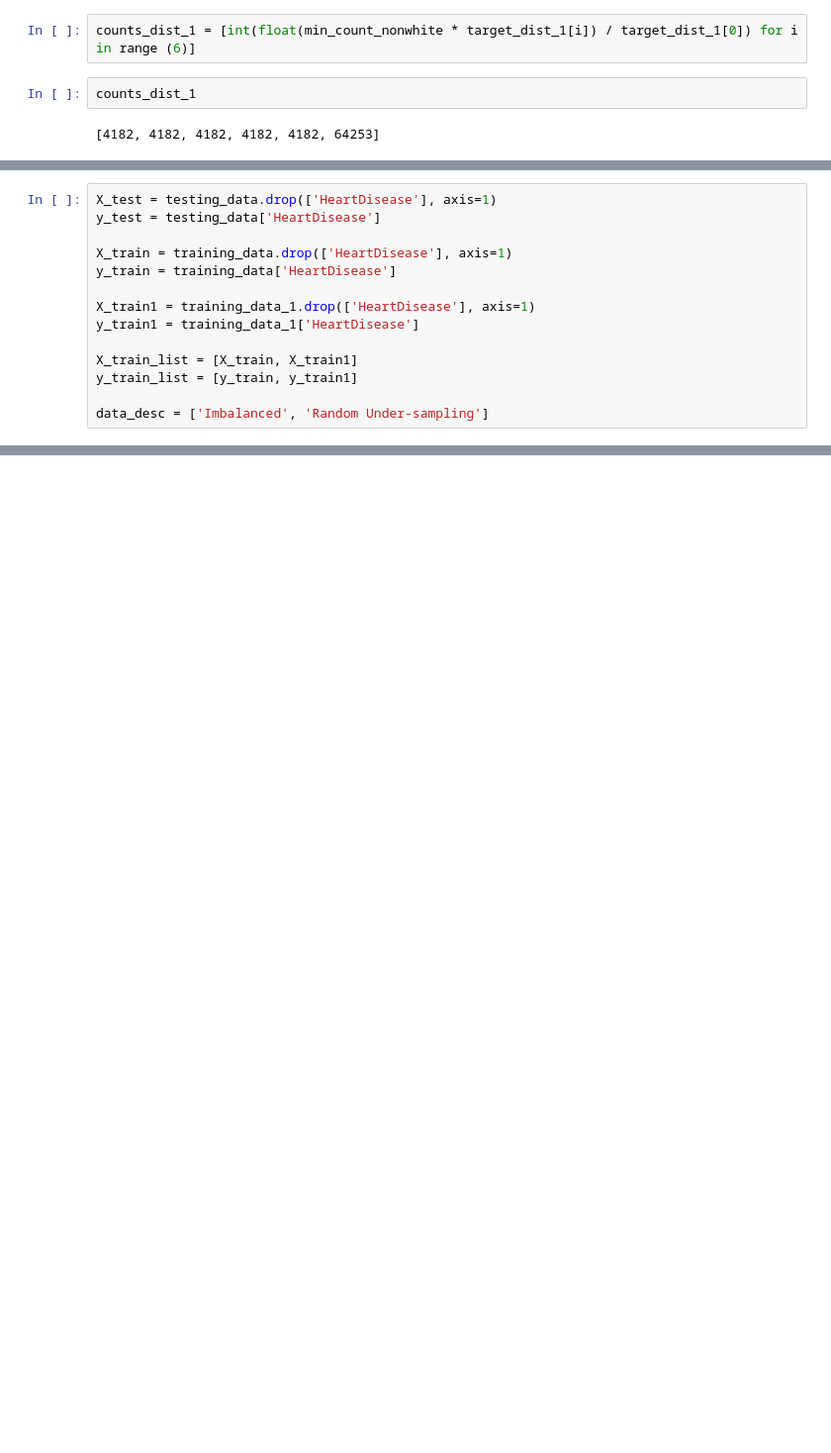
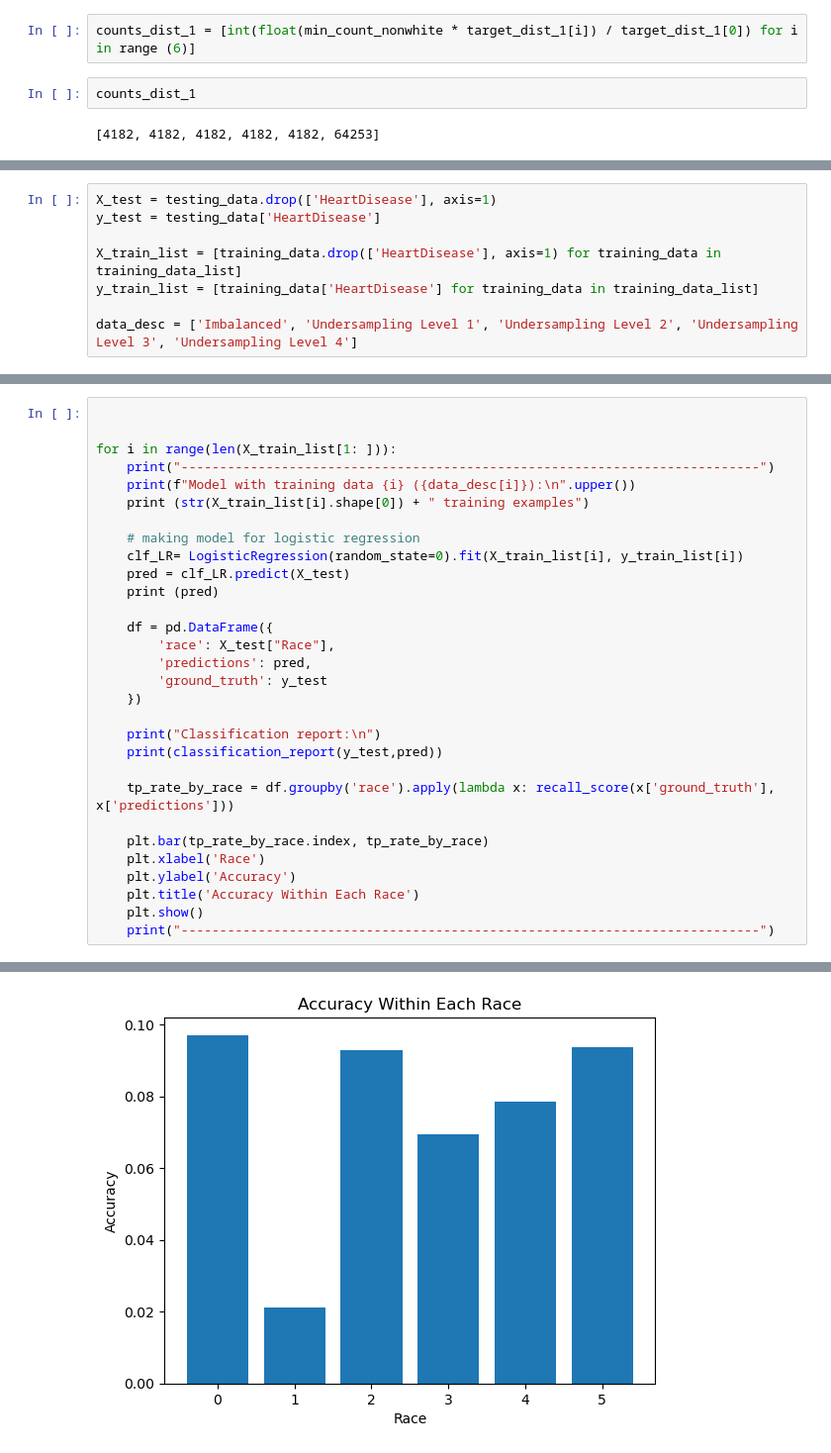
Before and after one commit to asmikumar/aidms, a Jupyter notebook: tests.ipynb, the cells around one changed output, grey strips where cells are left out. Shown: that part at 99% size. Saved outputs shown, nothing was run; the diff lists cells and outputs as text; blank space fills up the shorter version.

```diff
--- a/tests.ipynb
+++ b/tests.ipynb
@@ -422,13 +439,7 @@ Name: count, dtype: int64
 X_test = testing_data.drop(['HeartDisease'], axis=1)
 y_test = testing_data['HeartDisease']
 
-X_train = training_data.drop(['HeartDisease'], axis=1)
-y_train = training_data['HeartDisease']
+X_train_list = [training_data.drop(['HeartDisease'], axis=1) for training_data in training_data_list]
+y_train_list = [training_data['HeartDisease'] for training_data in training_data_list]
 
-X_train1 = training_data_1.drop(['HeartDisease'], axis=1)
-y_train1 = training_data_1['HeartDisease']
-
-X_train_list = [X_train, X_train1]
-y_train_list = [y_train, y_train1]
-
-data_desc = ['Imbalanced', 'Random Under-sampling']
+data_desc = ['Imbalanced', 'Undersampling Level 1', 'Undersampling Level 2', 'Undersampling Level 3', 'Undersampling Level 4']
@@ -434,0 +448,31 @@ data_desc = ['Imbalanced', 'Random Under-sampling']
+# %%
+
+
+for i in range(len(X_train_list[1: ])):
+    print("---------------------------------------------------------------------------")
+    print(f"Model with training data {i} ({data_desc[i]}):\n".upper())
+    print (str(X_train_list[i].shape[0]) + " training examples")
+
+    # making model for logistic regression
+    clf_LR= LogisticRegression(random_state=0).fit(X_train_list[i], y_train_list[i])
+    pred = clf_LR.predict(X_test)
+    print (pred)
+
+    df = pd.DataFrame({
+        'race': X_test["Race"],
+        'predictions': pred,
+        'ground_truth': y_test
+    })
+
+    print("Classification report:\n")
+    print(classification_report(y_test,pred))
+
+    tp_rate_by_race = df.groupby('race').apply(lambda x: recall_score(x['ground_truth'], x['predictions']))
+
+    plt.bar(tp_rate_by_race.index, tp_rate_by_race)
+    plt.xlabel('Race')
+    plt.ylabel('Accuracy')
+    plt.title('Accuracy Within Each Race')
+    plt.show()
+    print("---------------------------------------------------------------------------")
+# %% [output]
@@ -434,0 +494 @@ data_desc = ['Imbalanced', 'Random Under-sampling']
+[figure, added]
```
Also changed, not shown: parts of 11 cells of this notebook.
